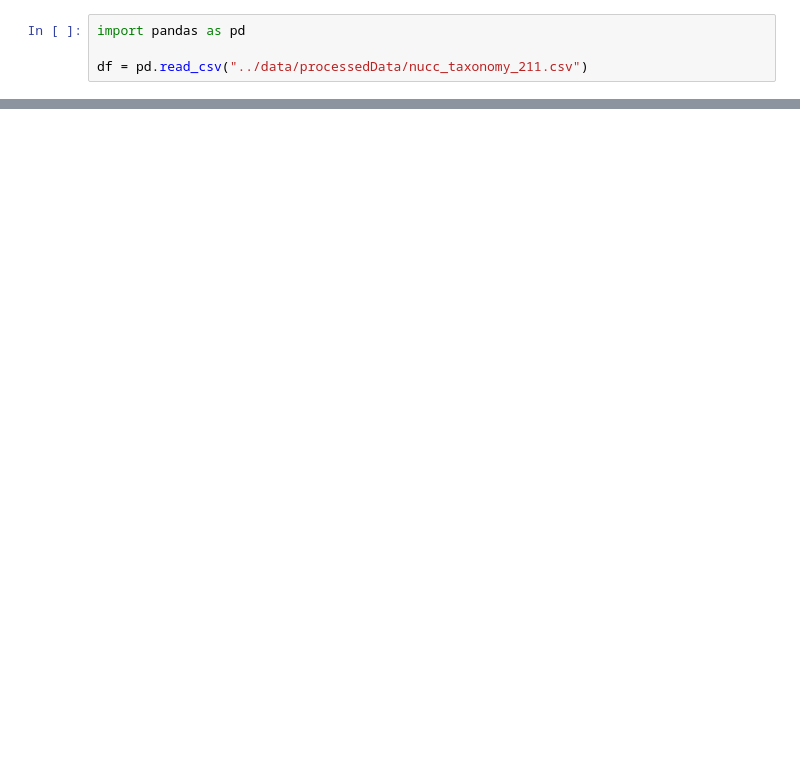
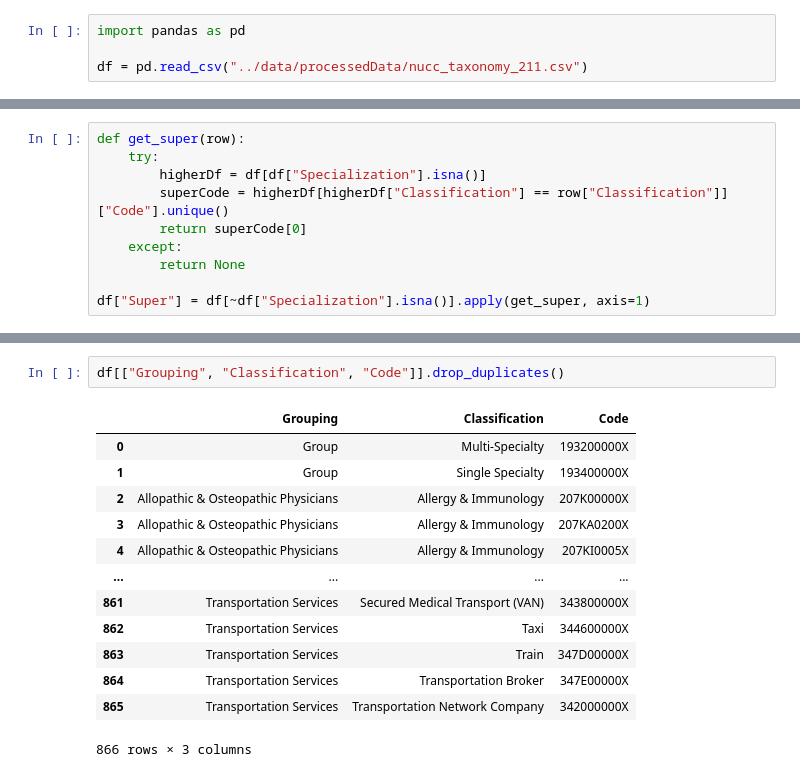
Before and after one commit to TigerGraph-DevLabs/provider-similarity, a Jupyter notebook: eda/taxonomy_exploration.ipynb, the cells around one changed output, grey strips where cells are left out. Drawn from its saved outputs; the diff is of its cells as text; blank space fills up the shorter version.

```diff
--- a/eda/taxonomy_exploration.ipynb
+++ b/eda/taxonomy_exploration.ipynb
@@ -24,0 +120,10 @@ df.head(20)
+# %%
+def get_super(row):
+    try:
+        higherDf = df[df["Specialization"].isna()]
+        superCode = higherDf[higherDf["Classification"] == row["Classification"]]["Code"].unique()
+        return superCode[0]
+    except:
+        return None
+
+df["Super"] = df[~df["Specialization"].isna()].apply(get_super, axis=1)
@@ -24,0 +147,16 @@ df.head(20)
+# %%
+df[["Grouping", "Classification", "Code"]].drop_duplicates()
+# %% [output]
+|  | Grouping | Classification | Code |
+| 0 | Group | Multi-Specialty | 193200000X |
+| 1 | Group | Single Specialty | 193400000X |
+| 2 | Allopathic & Osteopathic Physicians | Allergy & Immunology | 207K00000X |
+| 3 | Allopathic & Osteopathic Physicians | Allergy & Immunology | 207KA0200X |
+| 4 | Allopathic & Osteopathic Physicians | Allergy & Immunology | 207KI0005X |
+| ... | ... | ... | ... |
+| 861 | Transportation Services | Secured Medical Transport (VAN) | 343800000X |
+| 862 | Transportation Services | Taxi | 344600000X |
+| 863 | Transportation Services | Train | 347D00000X |
+| 864 | Transportation Services | Transportation Broker | 347E00000X |
+| 865 | Transportation Services | Transportation Network Company | 342000000X |
+866 rows × 3 columns
```
Also changed, not shown: parts of 7 cells of this notebook, 9 other files.
